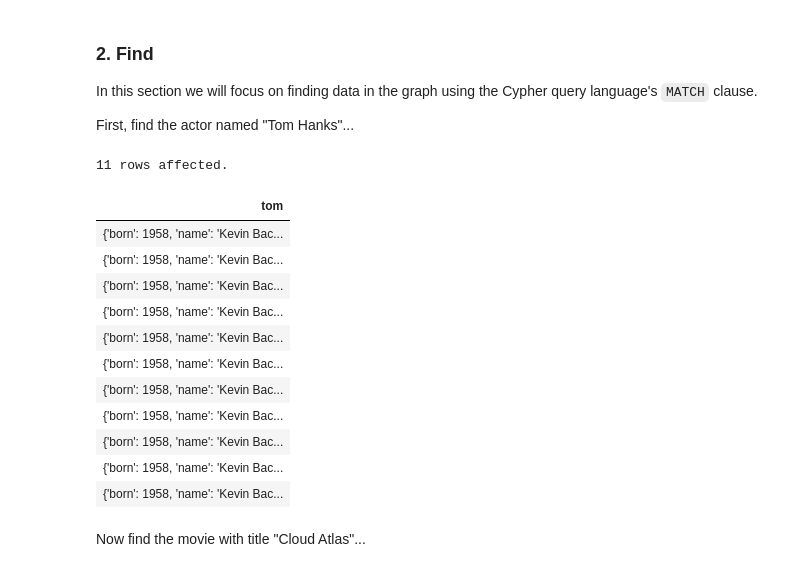
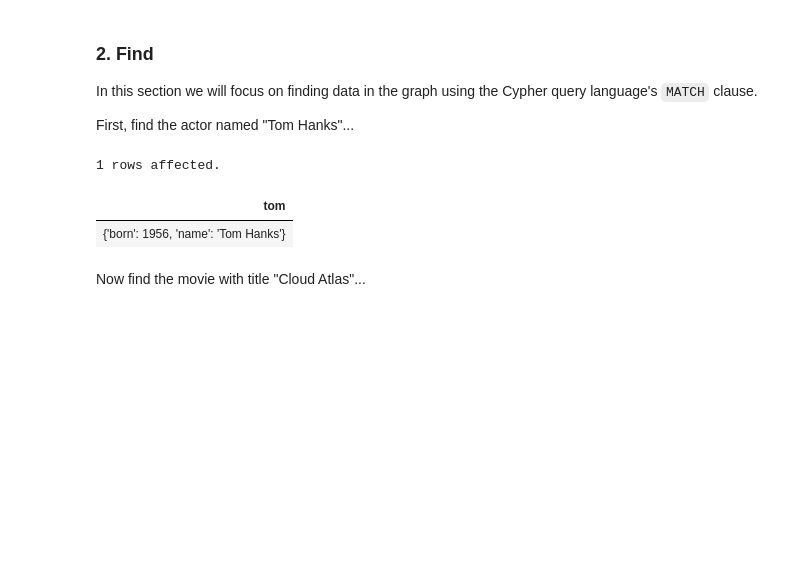
Before and after one commit to gregoryking/binder-test, a Jupyter notebook: Notebooks/Movies.ipynb, the cells around one changed output. Saved outputs shown, nothing was run; the diff lists cells and outputs as text; code cells hidden in the pictures; blank space fills up the shorter version.

```diff
--- a/Notebooks/Movies.ipynb
+++ b/Notebooks/Movies.ipynb
@@ -555,22 +555,12 @@ In this section we will focus on finding data in the graph using the Cypher quer
 First, find the actor named "Tom Hanks"...
 # %%
 %%cypher
-MATCH (tom {name: "Kevin Bacon"})
+MATCH (tom {name: "Tom Hanks"})
 RETURN tom
 # %% [output]
-11 rows affected.
+1 rows affected.
 | tom |
-| {'born': 1958, 'name': 'Kevin Bac... |
-| {'born': 1958, 'name': 'Kevin Bac... |
-| {'born': 1958, 'name': 'Kevin Bac... |
-| {'born': 1958, 'name': 'Kevin Bac... |
-| {'born': 1958, 'name': 'Kevin Bac... |
-| {'born': 1958, 'name': 'Kevin Bac... |
-| {'born': 1958, 'name': 'Kevin Bac... |
-| {'born': 1958, 'name': 'Kevin Bac... |
-| {'born': 1958, 'name': 'Kevin Bac... |
-| {'born': 1958, 'name': 'Kevin Bac... |
-| {'born': 1958, 'name': 'Kevin Bac... |
+| {'born': 1956, 'name': 'Tom Hanks'} |
 # %% [markdown]
 Now find the movie with title "Cloud Atlas"...
 # %%
```
Also changed, not shown: parts of 13 cells of this notebook, 3 other files.
